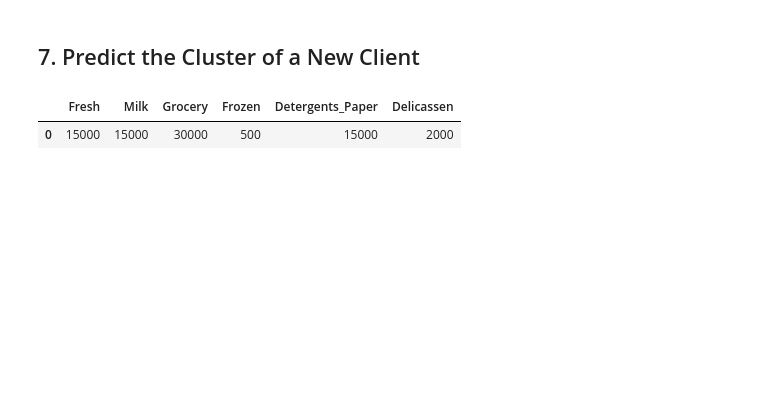
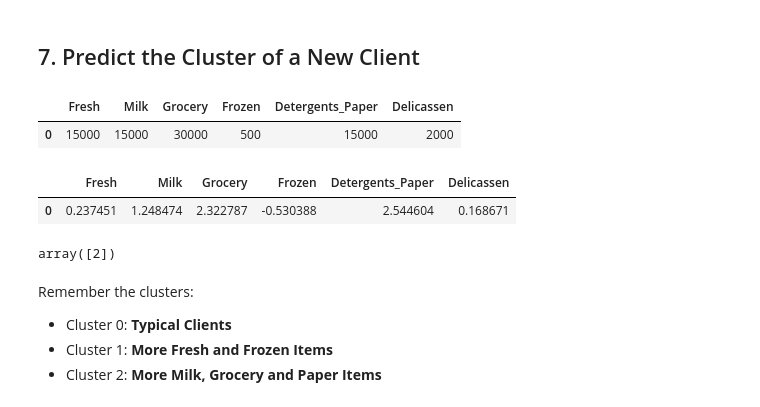
Before and after one commit to Camiloesp/PythonDataScience_UnsupervisedML, a Jupyter notebook: Course Assignment Notebooks/section05_clustering_project.ipynb, the cells around one changed output. Cells and saved outputs as stored; diff of their text form; code cells hidden in the pictures; blank space fills up the shorter version.

Commit message:
Compare-Recommend and predict project

```diff
--- a/Course Assignment Notebooks/section05_clustering_project.ipynb
+++ b/Course Assignment Notebooks/section05_clustering_project.ipynb
@@ -528,7 +593,21 @@ new_client
 | 0 | 15000 | 15000 | 30000 | 500 | 15000 | 2000 |
 # %%
 # b. Scale the new client data using the same scaler object from the Data Prep step
+new_client_scaled = pd.DataFrame(scaler.transform(new_client), columns = data.columns)
+new_client_scaled
+# %% [output]
+|  | Fresh | Milk | Grocery | Frozen | Detergents_Paper | Delicassen |
+| 0 | 0.237451 | 1.248474 | 2.322787 | -0.530388 | 2.544604 | 0.168671 |
 # %%
 # c. Make a prediction using the K-Means model with 3 clusters
+kmeans3.predict(new_client_scaled)
+# %% [output]
+array([2])
+# %% [markdown]
+Remember the clusters:
+
+* Cluster 0: **Typical Clients**
+* Cluster 1: **More Fresh and Frozen Items**
+* Cluster 2: **More Milk, Grocery and Paper Items**
 # %%
 # d. Which cluster does the new client belong to?
```
Also changed, not shown: parts of 13 cells of this notebook.
